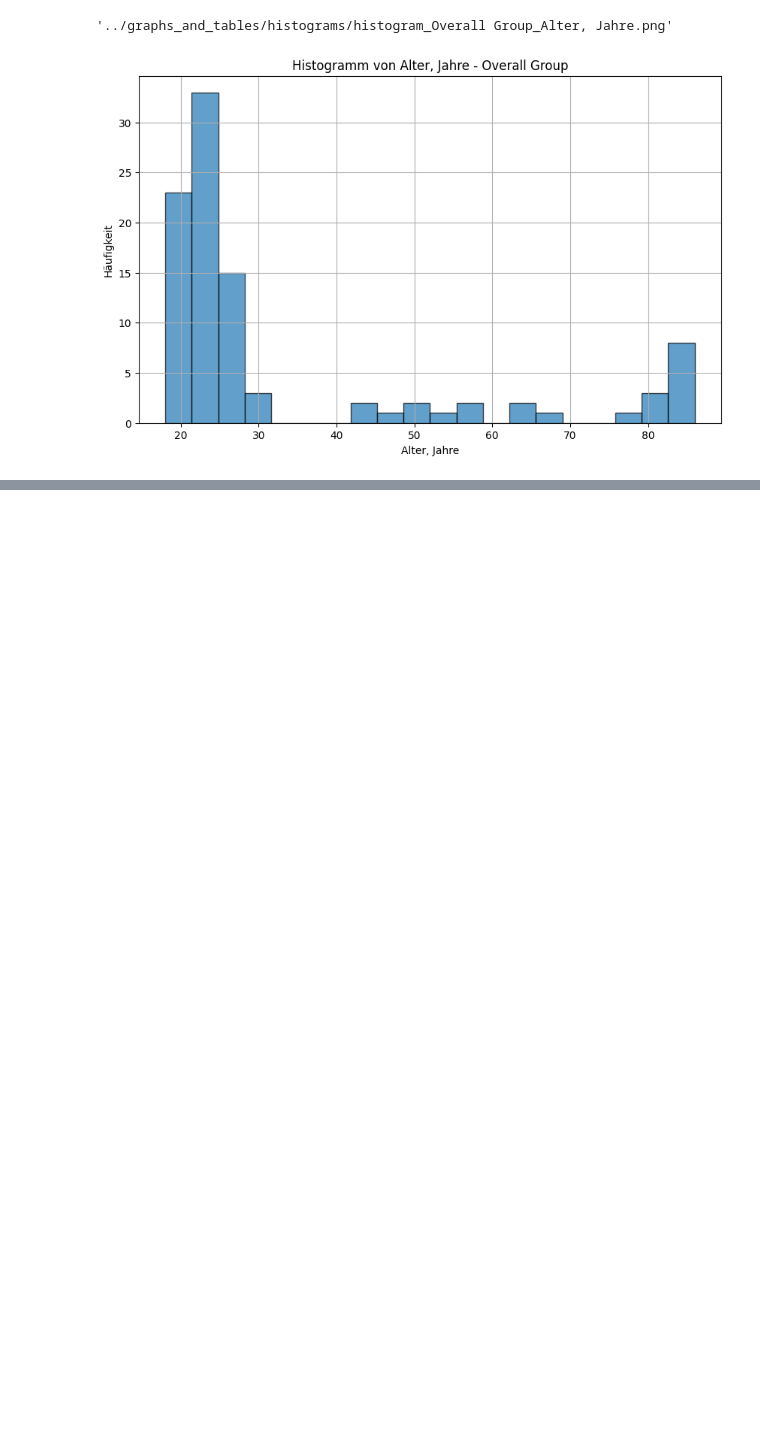
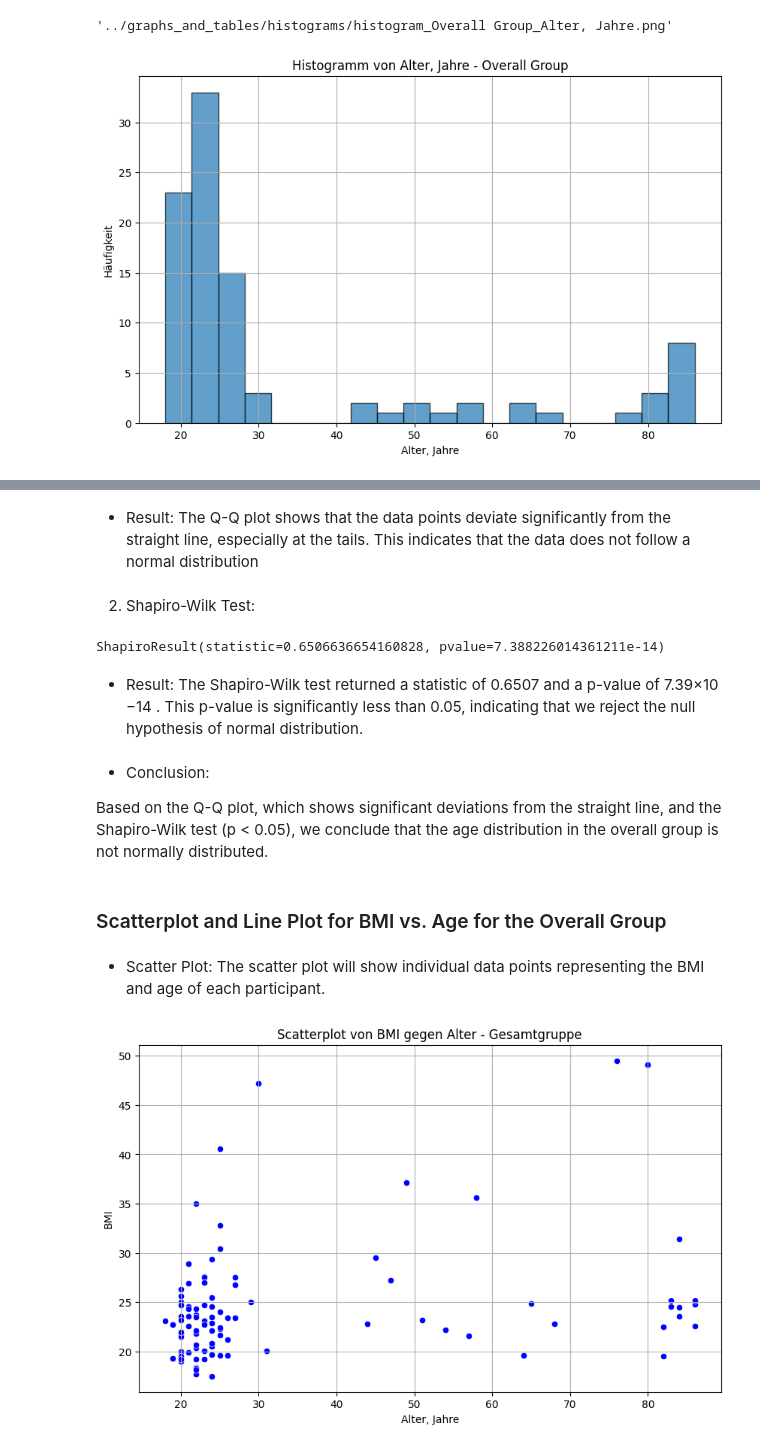
Before and after one commit to AbdallahAbou/Advanced_Statistical_Analysis, a Jupyter notebook: notebooks/statistical_study_notebook.ipynb, the cells around one changed output, grey strips where cells are left out. Drawn from its saved outputs; the diff is of its cells as text; code cells hidden in the pictures; blank space fills up the shorter version.

```diff
--- a/notebooks/statistical_study_notebook.ipynb
+++ b/notebooks/statistical_study_notebook.ipynb
@@ -182,0 +209,38 @@ analysis.create_histogram(overall, 'Alter, Jahre', 'Overall Group', histo_save_p
+# %% [markdown]
+- Result: The Q-Q plot shows that the data points deviate significantly from the straight line, especially at the tails. This indicates that the data does not follow a normal distribution
+# %% [markdown]
+2. Shapiro-Wilk Test:
+# %%
+# Shapiro-Wilk Test
+shapiro_test = stats.shapiro(df_clean['Alter, Jahre'])
+shapiro_test
+# %% [output]
+ShapiroResult(statistic=0.6506636654160828, pvalue=7.388226014361211e-14)
+# %% [markdown]
+- Result: The Shapiro-Wilk test returned a statistic of 0.6507 and a p-value of 7.39×10 −14
+ . This p-value is significantly less than 0.05, indicating that we reject the null hypothesis of normal distribution.
+# %% [markdown]
+- Conclusion:
+
+
+Based on the Q-Q plot, which shows significant deviations from the straight line, and the Shapiro-Wilk test (p < 0.05), we conclude that the age distribution in the overall group is not normally distributed.
+# %% [markdown]
+### Scatterplot and Line Plot for BMI vs. Age for the Overall Group
+# %% [markdown]
+- Scatter Plot:
+The scatter plot will show individual data points representing the BMI and age of each participant.
+# %%
+# Define the overall group data
+overall_age = df_clean['Alter, Jahre']
+overall_bmi = df_clean['BMI']
+
+# Scatter Plot
+plt.figure(figsize=(10, 6))
+sns.scatterplot(x=overall_age, y=overall_bmi, color='blue')
+plt.title('Scatterplot von BMI gegen Alter - Gesamtgruppe')
+plt.xlabel('Alter, Jahre')
+plt.ylabel('BMI')
+plt.grid(True)
+plt.show()
+# %% [output]
+[figure, added]
```
Also changed, not shown: parts of 17 cells of this notebook.
